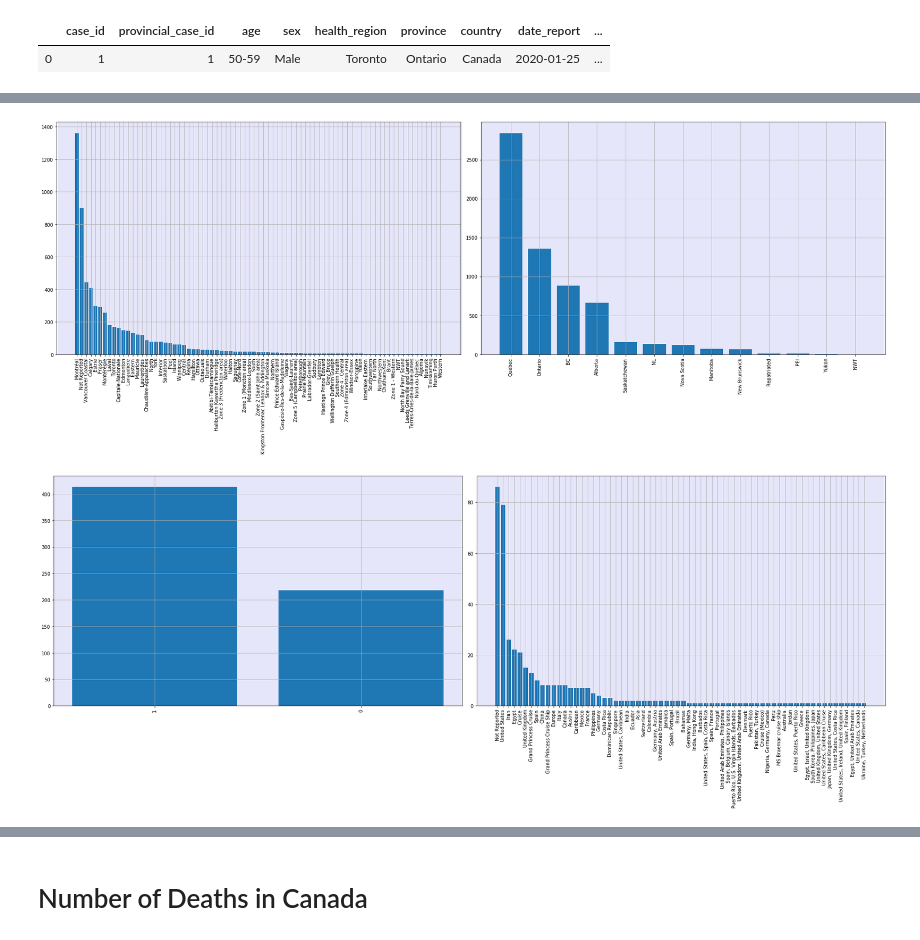
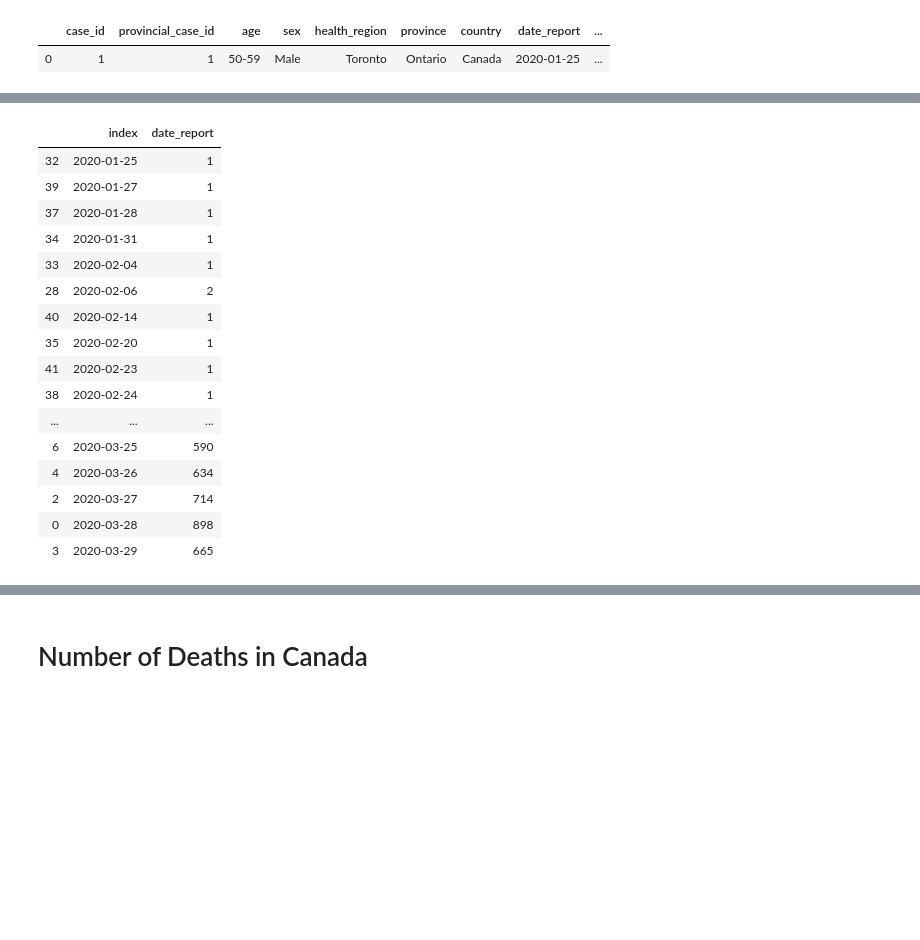
Before and after one commit to FreedomVAce/COVID_19_CA, a Jupyter notebook: Covid_19_CA.ipynb, the cells around one changed output, grey strips where cells are left out. Saved outputs shown, nothing was run; the diff lists cells and outputs as text; code cells hidden in the pictures; blank space fills up the shorter version.

```diff
--- a/Covid_19_CA.ipynb
+++ b/Covid_19_CA.ipynb
@@ -158,6 +156,26 @@ data_report = pd.DataFrame(n_cases['date_report'].value_counts()).reset_index().
 data_report_data = ColumnDataSource(data_report)
 report_week = pd.DataFrame(n_cases['report_week'].value_counts()).reset_index().sort_values(by = 'index')
 report_week_data = ColumnDataSource(report_week)
+# %%
+data_report
+# %% [output]
+|  | index | date_report |
+| 32 | 2020-01-25 | 1 |
+| 39 | 2020-01-27 | 1 |
+| 37 | 2020-01-28 | 1 |
+| 34 | 2020-01-31 | 1 |
+| 33 | 2020-02-04 | 1 |
+| 28 | 2020-02-06 | 2 |
+| 40 | 2020-02-14 | 1 |
+| 35 | 2020-02-20 | 1 |
+| 41 | 2020-02-23 | 1 |
+| 38 | 2020-02-24 | 1 |
+| ... | ... | ... |
+| 6 | 2020-03-25 | 590 |
+| 4 | 2020-03-26 | 634 |
+| 2 | 2020-03-27 | 714 |
+| 0 | 2020-03-28 | 898 |
+| 3 | 2020-03-29 | 665 |
 # %%
 plot1 = figure(plot_width = 900, plot_height = 300,x_axis_type="datetime")
 plot2 = figure(plot_width = 900, plot_height = 300,x_axis_type="datetime")
@@ -173,21 +196,3 @@ show(grid)
 # %% [output]
 [interactive output not drawn]
 [interactive output not drawn]
-# %%
-plt.subplots(1,2,figsize = (25,10))
-
-ax1 = plt.subplot(121, facecolor = 'lavender')
-plt.bar(n_cases['health_region'].value_counts().index, n_cases['health_region'].value_counts().values)
-plt.xticks(rotation='vertical')
-plt.grid(True)
-
-ax2 = plt.subplot(122, facecolor = 'lavender')
-plt.bar(n_cases['province'].value_counts().index, n_cases['province'].value_counts().values)
-plt.xticks(rotation='vertical')
-plt.grid(True)
-
-
-plt.tight_layout()
-plt.show()
-# %% [output]
-[figure, removed]
@@ -196,16 +198,0 @@ n_travel = n_cases.loc[n_cases['travel_yn'] != 'Not Reported']
-# %%
-plt.subplots(1,2,figsize = (25,10))
-plt.subplot(121, facecolor = 'lavender')
-plt.bar(n_travel['travel_yn'].value_counts().index, n_travel['travel_yn'].value_counts().values)
-plt.xticks(rotation='vertical')
-plt.grid(True)
-
-
-plt.subplot(122, facecolor = 'lavender')
-plt.bar(n_cases['travel_history_country'].value_counts().index, n_cases['travel_history_country'].value_counts().values)
-plt.xticks(rotation='vertical')
-plt.grid(True)
-plt.tight_layout()
-plt.show()
-# %% [output]
-[figure, removed]
```
Also changed, not shown: parts of 21 cells of this notebook.
